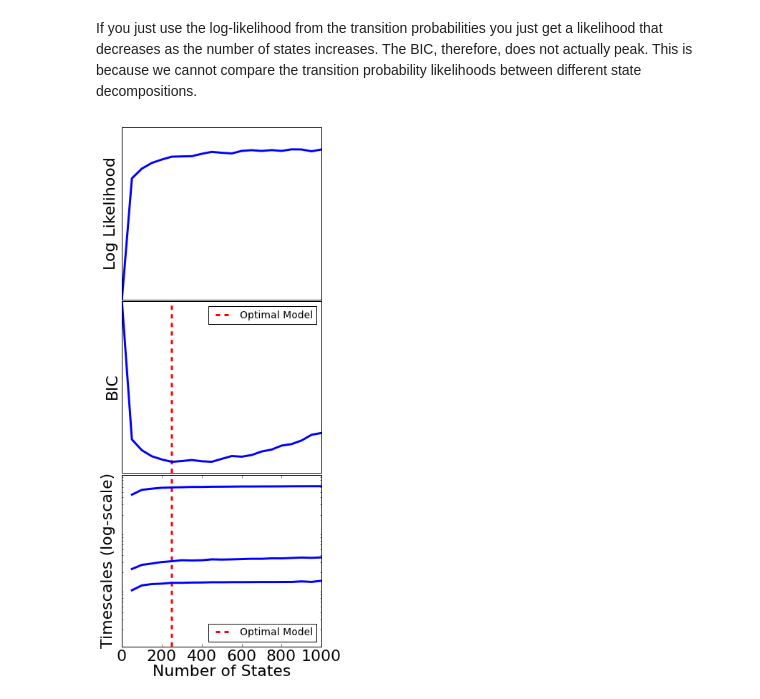
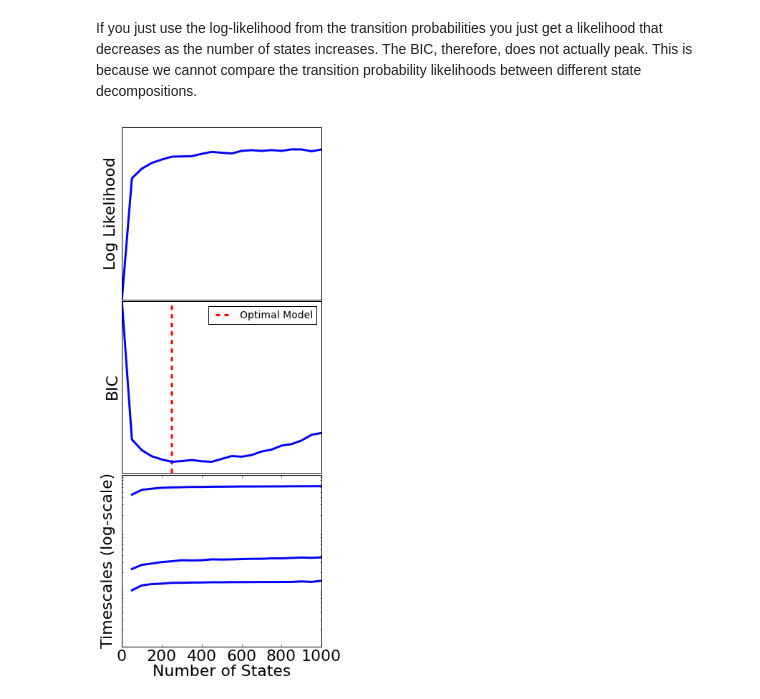
Before and after one commit to rmcgibbo/opt-k, a Jupyter notebook: muller/likelihoods.ipynb, the cells around one changed output. Cells and saved outputs as stored; diff of their text form; code cells hidden in the pictures.

```diff
--- a/muller/likelihoods.ipynb
+++ b/muller/likelihoods.ipynb
@@ -90,32 +90,32 @@ If you just use the log-likelihood from the transition probabilities you just ge
 # %%
 figure(figsize=(5,13))
 subplot(311)
 #xlabel('Number of States')
 xticks([])
 ylabel('Log Likelihood')
 ylim([0,4E7])
 yticks([])
 plot(ks, likes, lw=3)
 subplot(312)
 plot(ks, bic, lw=3)
 #xlabel('Number of States')
 xticks([])
 ylabel('BIC')
 yticks([])
 vlines(250, ylim()[0], ylim()[1], color='red', lw=3, linestyle='dashed', label='Optimal Model')
 l=legend(prop={ 'size' : 14 })
 subplot(313)
 plot(ks, times1, color='blue', lw=3)#label='$t_1$')
 plot(ks, times2, color='blue', lw=3)#, label='$t_2$')
 plot(ks, times3, color='blue', lw=3)# label='$t_3$')
 ylabel('Timescales (log-scale)')
 
 yscale('log')
 yticks([])
 xlabel('Number of States')
 #vlines(250,10,1E4,color='red', label='Optimal Model',lw=3, linestyle='dashed')
-legend(loc=4, prop={'size' : 14})
+#legend(loc=4, prop={'size' : 14})
 subplots_adjust(hspace=0.01)
 savefig('like_comp.pdf')
 # %% [output]
-[figure, old version]
+[figure, new version]
```
Also changed, not shown: parts of 4 cells of this notebook, 3 other files.
